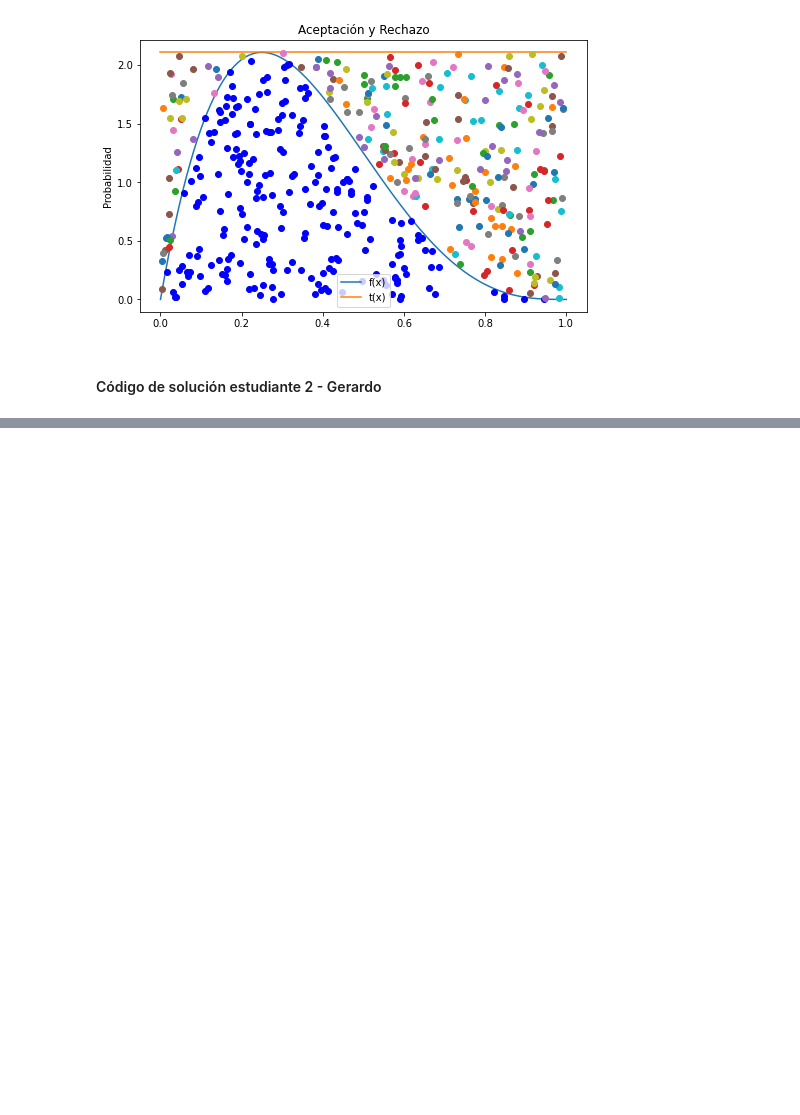
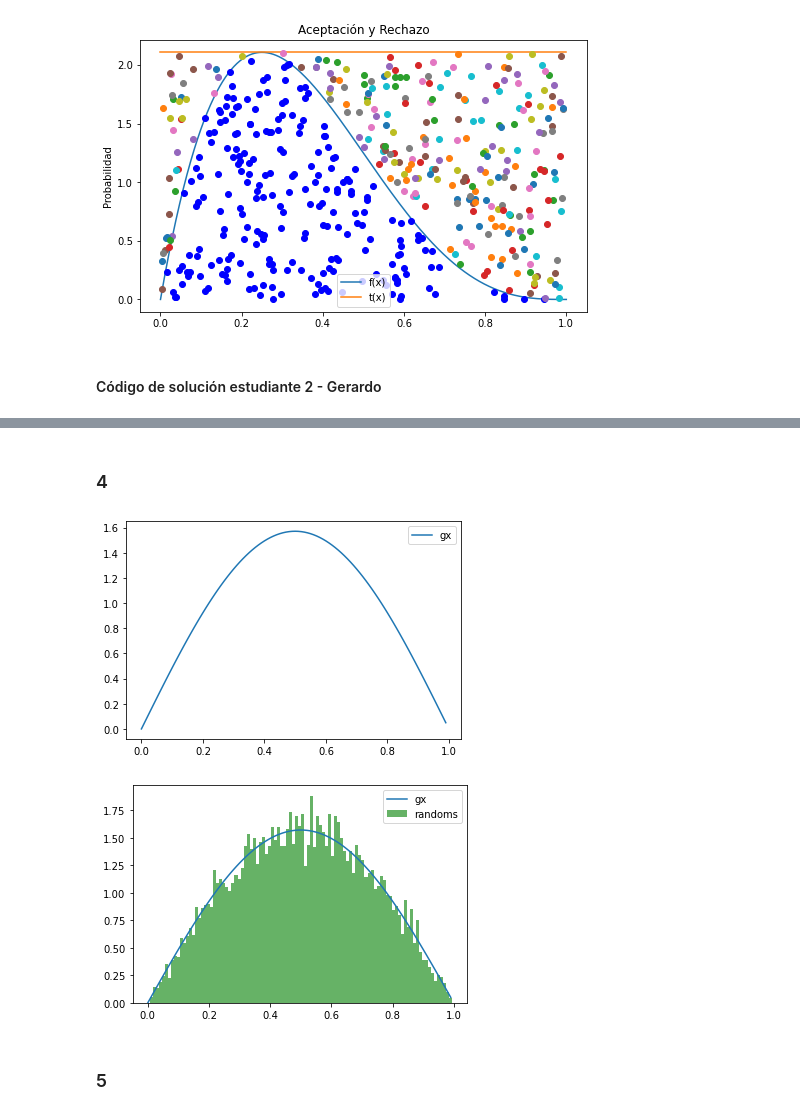
Before and after one commit to sofiahzt/ProyectoConjunto_SHernanddez_GGutierrez, a Jupyter notebook: ProyectoConjunto_SHernandez_GGutierrez.ipynb, the cells around one changed output, grey strips where cells are left out. Drawn from its saved outputs; the diff is of its cells as text; code cells hidden in the pictures; blank space fills up the shorter version.

```diff
--- a/ProyectoConjunto_SHernandez_GGutierrez.ipynb
+++ b/ProyectoConjunto_SHernandez_GGutierrez.ipynb
@@ -266,0 +323,27 @@ Prueba
+# %% [markdown]
+### 4
+# %%
+x = np.arange(0,1,0.01)
+gx = (np.pi / 2) * (np.sin(np.pi * x))
+
+plt.figure()
+plt.plot(x, gx, label = "gx")
+plt.legend()
+plt.show()
+
+def funcion(n):
+    u = np.random.rand(n)
+    return (1 / np.pi) * (np.arccos(1 - 2*u))
+
+f = funcion(10000)
+
+plt.figure()
+plt.plot(x, gx, label = 'gx')
+plt.hist(f, bins = 100, density = True, color = 'green', alpha = 0.6, label = 'randoms')
+plt.legend()
+plt.show()
+# %% [output]
+[figure, added]
+[figure, added]
+# %% [markdown]
+### 5
```
Also changed, not shown: parts of 9 cells of this notebook.
